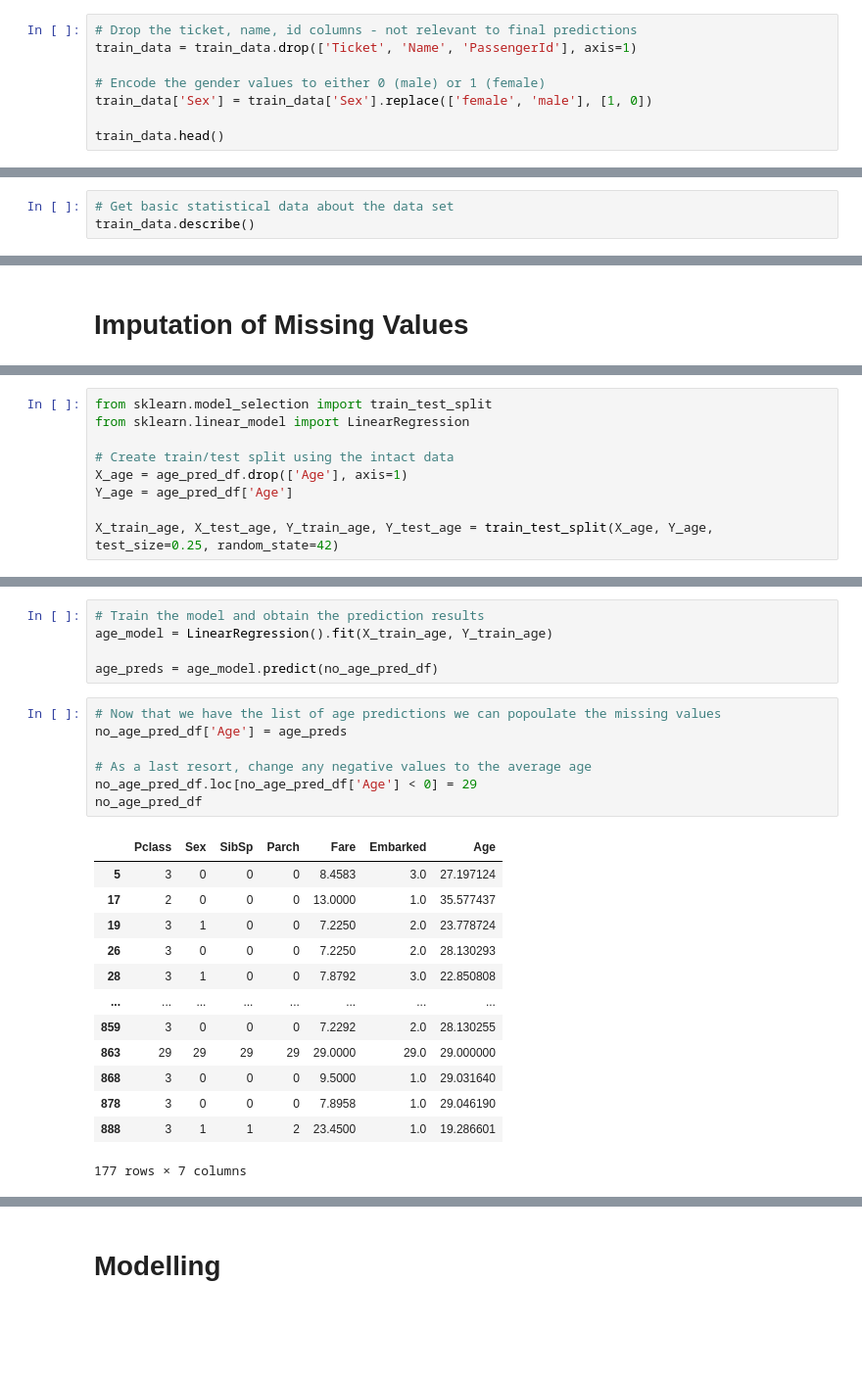
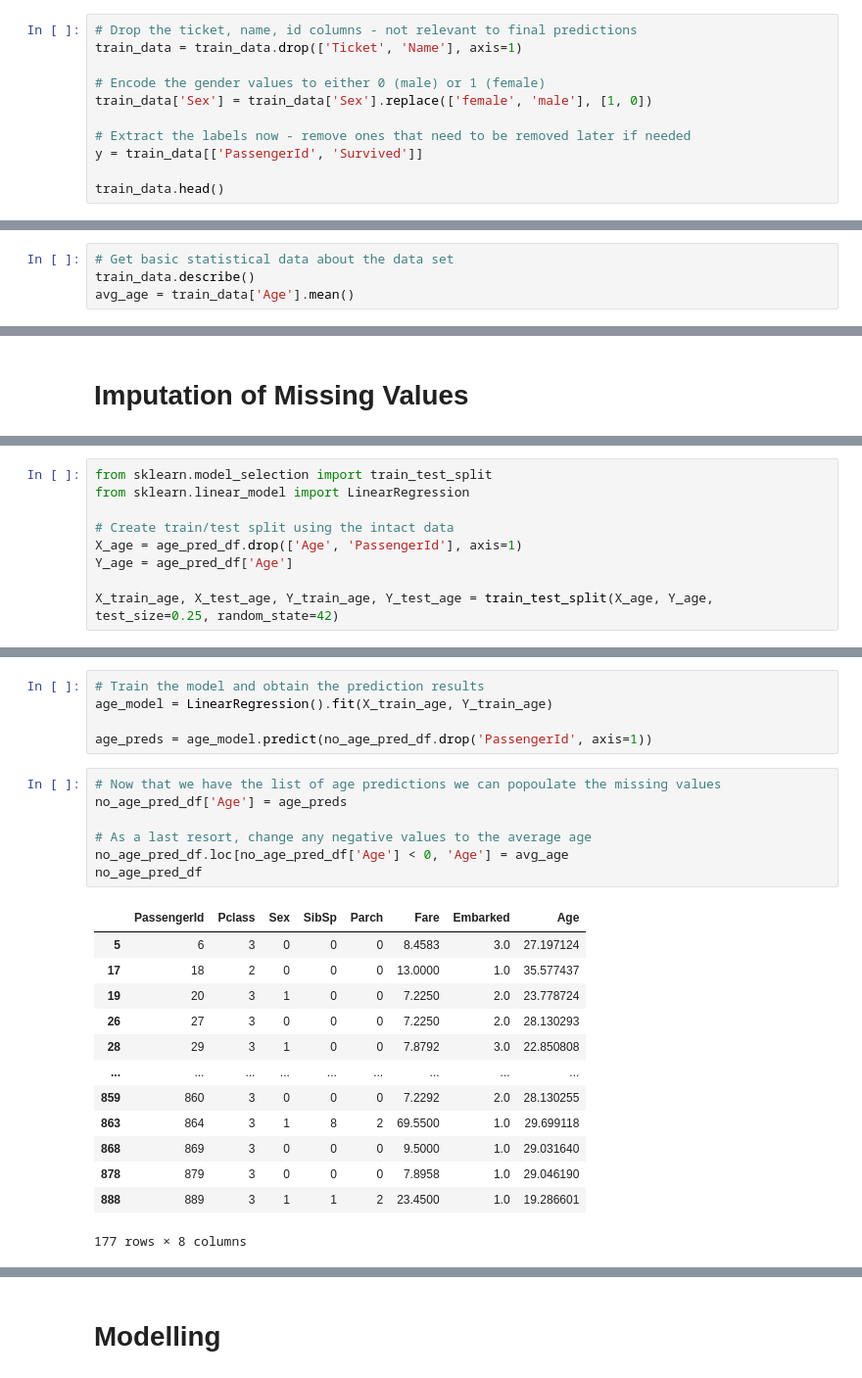
Before and after one commit to JacobEnochCMSC471/Kaggle-Titanic, a Jupyter notebook: Jacob Enoch Kaggle Titanic.ipynb, the cells around one changed output, grey strips where cells are left out. Shown at 98% size. Cells and saved outputs as stored; diff of their text form; blank space fills up the shorter version.

```diff
--- a/Jacob Enoch Kaggle Titanic.ipynb
+++ b/Jacob Enoch Kaggle Titanic.ipynb
@@ -25,10 +26,13 @@ train_data
 891 rows × 12 columns
 # %%
 # Drop the ticket, name, id columns - not relevant to final predictions
-train_data = train_data.drop(['Ticket', 'Name', 'PassengerId'], axis=1)
+train_data = train_data.drop(['Ticket', 'Name'], axis=1)
 
 # Encode the gender values to either 0 (male) or 1 (female)
 train_data['Sex'] = train_data['Sex'].replace(['female', 'male'], [1, 0])
 
+# Extract the labels now - remove ones that need to be removed later if needed
+y = train_data[['PassengerId', 'Survived']]
+
 train_data.head()
 # %% [output]
@@ -41,3 +45,4 @@ train_data.head()
 # %%
 # Get basic statistical data about the data set
 train_data.describe()
+avg_age = train_data['Age'].mean()
@@ -275,7 +277,7 @@ from sklearn.model_selection import train_test_split
 from sklearn.linear_model import LinearRegression
 
 # Create train/test split using the intact data
-X_age = age_pred_df.drop(['Age'], axis=1)
+X_age = age_pred_df.drop(['Age', 'PassengerId'], axis=1)
 Y_age = age_pred_df['Age']
 
 X_train_age, X_test_age, Y_train_age, Y_test_age = train_test_split(X_age, Y_age, test_size=0.25, random_state=42)
@@ -283,27 +301,27 @@ X_train_age, X_test_age, Y_train_age, Y_test_age = train_test_split(X_age, Y_age
 # Train the model and obtain the prediction results
 age_model = LinearRegression().fit(X_train_age, Y_train_age)
 
-age_preds = age_model.predict(no_age_pred_df)
+age_preds = age_model.predict(no_age_pred_df.drop('PassengerId', axis=1))
 # %%
 # Now that we have the list of age predictions we can popoulate the missing values
 no_age_pred_df['Age'] = age_preds
 
 # As a last resort, change any negative values to the average age
-no_age_pred_df.loc[no_age_pred_df['Age'] < 0] = 29
+no_age_pred_df.loc[no_age_pred_df['Age'] < 0, 'Age'] = avg_age
 no_age_pred_df
 # %% [output]
-|  | Pclass | Sex | SibSp | Parch | Fare | Embarked | Age |
-| 5 | 3 | 0 | 0 | 0 | 8.4583 | 3.0 | 27.197124 |
-| 17 | 2 | 0 | 0 | 0 | 13.0000 | 1.0 | 35.577437 |
-| 19 | 3 | 1 | 0 | 0 | 7.2250 | 2.0 | 23.778724 |
-| 26 | 3 | 0 | 0 | 0 | 7.2250 | 2.0 | 28.130293 |
-| 28 | 3 | 1 | 0 | 0 | 7.8792 | 3.0 | 22.850808 |
-| ... | ... | ... | ... | ... | ... | ... | ... |
-| 859 | 3 | 0 | 0 | 0 | 7.2292 | 2.0 | 28.130255 |
-| 863 | 29 | 29 | 29 | 29 | 29.0000 | 29.0 | 29.000000 |
-| 868 | 3 | 0 | 0 | 0 | 9.5000 | 1.0 | 29.031640 |
-| 878 | 3 | 0 | 0 | 0 | 7.8958 | 1.0 | 29.046190 |
-| 888 | 3 | 1 | 1 | 2 | 23.4500 | 1.0 | 19.286601 |
+|  | PassengerId | Pclass | Sex | SibSp | Parch | Fare | Embarked | Age |
+| 5 | 6 | 3 | 0 | 0 | 0 | 8.4583 | 3.0 | 27.197124 |
+| 17 | 18 | 2 | 0 | 0 | 0 | 13.0000 | 1.0 | 35.577437 |
+| 19 | 20 | 3 | 1 | 0 | 0 | 7.2250 | 2.0 | 23.778724 |
+| 26 | 27 | 3 | 0 | 0 | 0 | 7.2250 | 2.0 | 28.130293 |
+| 28 | 29 | 3 | 1 | 0 | 0 | 7.8792 | 3.0 | 22.850808 |
+| ... | ... | ... | ... | ... | ... | ... | ... | ... |
+| 859 | 860 | 3 | 0 | 0 | 0 | 7.2292 | 2.0 | 28.130255 |
+| 863 | 864 | 3 | 1 | 8 | 2 | 69.5500 | 1.0 | 29.699118 |
+| 868 | 869 | 3 | 0 | 0 | 0 | 9.5000 | 1.0 | 29.031640 |
+| 878 | 879 | 3 | 0 | 0 | 0 | 7.8958 | 1.0 | 29.046190 |
+| 888 | 889 | 3 | 1 | 1 | 2 | 23.4500 | 1.0 | 19.286601 |
-177 rows × 7 columns
+177 rows × 8 columns
 # %%
 # Combine the datasets into one
```
Also changed, not shown: parts of 27 cells of this notebook.
